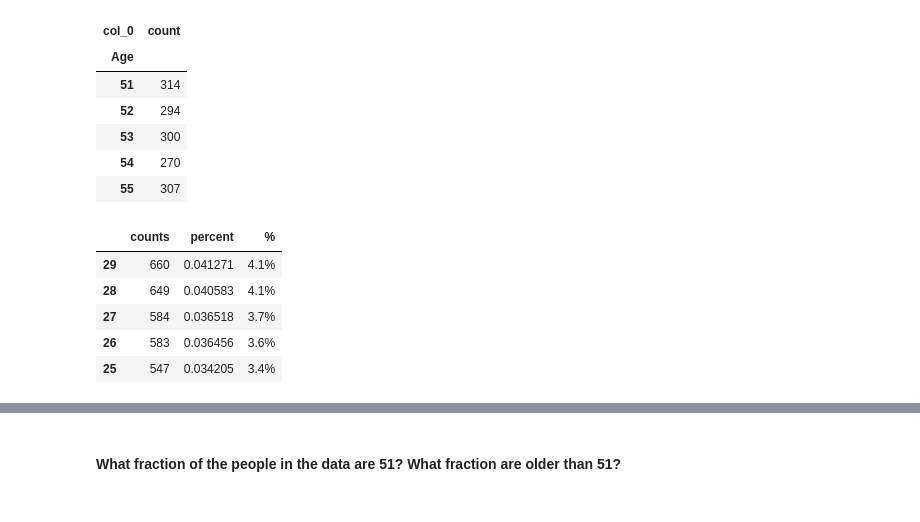
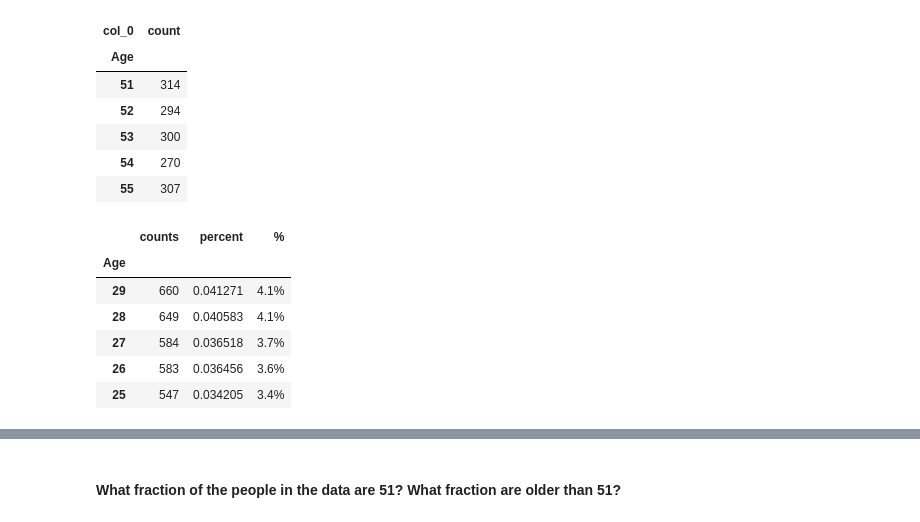
Before and after one commit to fadesere/BSIP_Assignment_1_Students, a Jupyter notebook: stats_asn_1_stud_temp.ipynb, the cells around one changed output, grey strips where cells are left out. Drawn from its saved outputs; the diff is of its cells as text; code cells hidden in the pictures.

```diff
--- a/stats_asn_1_stud_temp.ipynb
+++ b/stats_asn_1_stud_temp.ipynb
@@ -142,14 +142,16 @@ df_freq.tail()
 # %%
 #calculating frequency table
 
 s = df['Age']
 counts = s.value_counts()
 percent = s.value_counts(normalize=True)
 percent100 = s.value_counts(normalize=True).mul(100).round(1).astype(str) + '%'
 freq = pd.DataFrame({'counts': counts, 'percent': percent, '%': percent100})
+freq.index.name = 'Age' # renaming the index cloumn name to age
 freq.head()
 # %% [output]
 |  | counts | percent | % |
+| Age |  |  |  |
 | 29 | 660 | 0.041271 | 4.1% |
 | 28 | 649 | 0.040583 | 4.1% |
 | 27 | 584 | 0.036518 | 3.7% |
```
Also changed, not shown: parts of 7 cells of this notebook.
